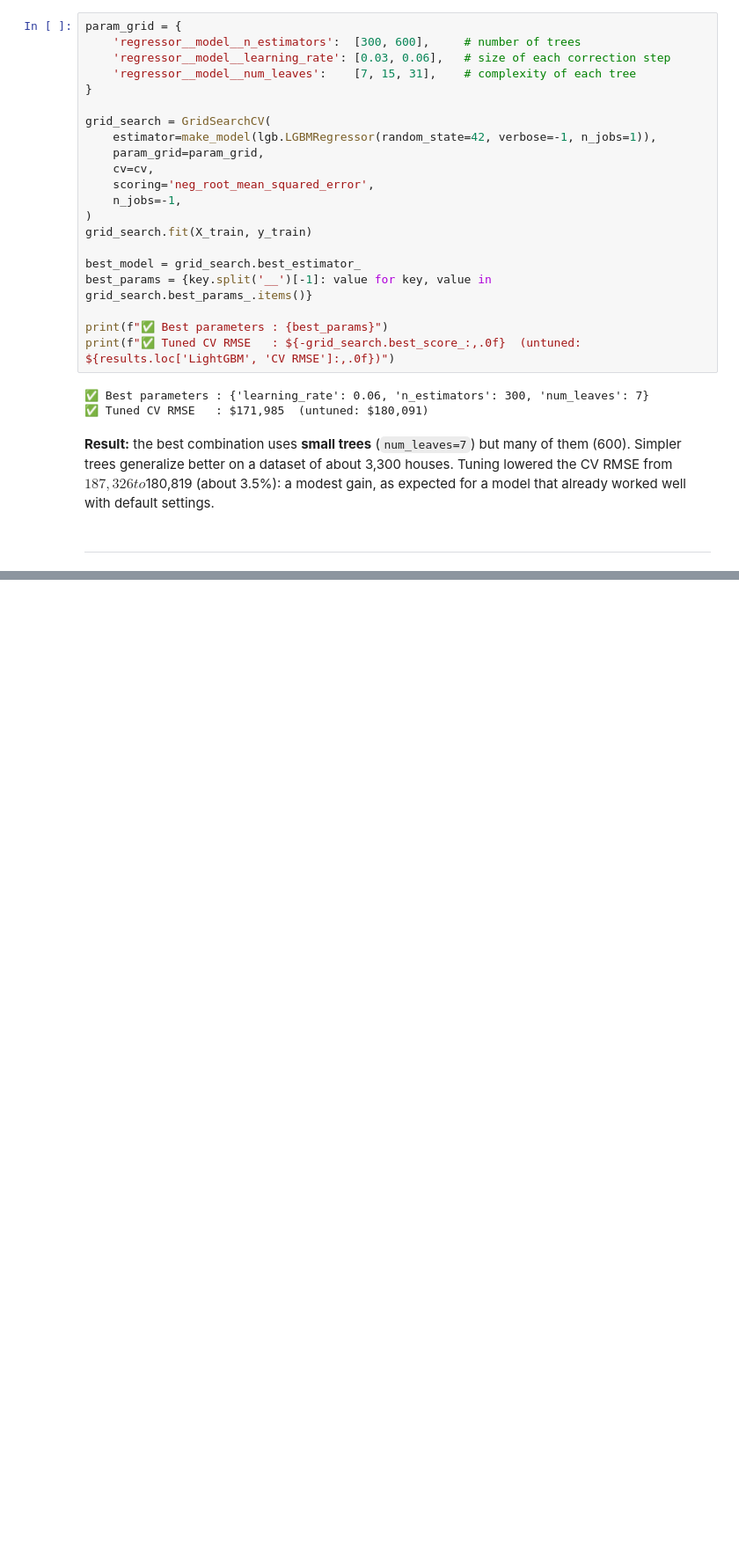
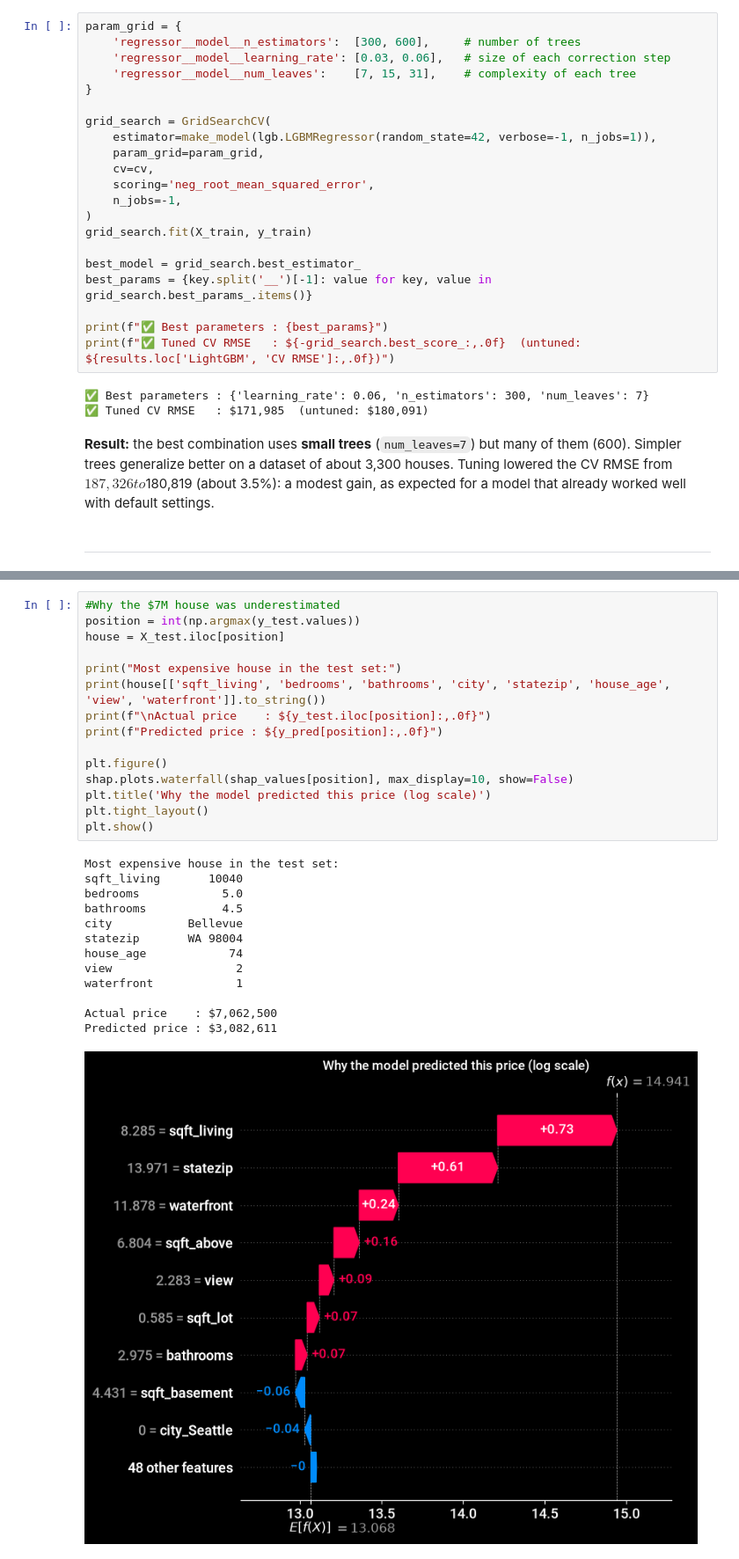
Before and after one commit to MaykInvest/House_Prices_Prediction, a Jupyter notebook: project.ipynb, the cells around one changed output, grey strips where cells are left out. Shown at 88% size. Saved outputs shown, nothing was run; the diff lists cells and outputs as text; blank space fills up the shorter version.

```diff
--- a/project.ipynb
+++ b/project.ipynb
@@ -605,0 +783,29 @@ The tuned model is now evaluated **once** on the houses it has never seen. The t
+# %%
+#Why the $7M house was underestimated
+position = int(np.argmax(y_test.values))
+house = X_test.iloc[position]
+
+print("Most expensive house in the test set:")
+print(house[['sqft_living', 'bedrooms', 'bathrooms', 'city', 'statezip', 'house_age', 'view', 'waterfront']].to_string())
+print(f"\nActual price    : ${y_test.iloc[position]:,.0f}")
+print(f"Predicted price : ${y_pred[position]:,.0f}")
+
+plt.figure()
+shap.plots.waterfall(shap_values[position], max_display=10, show=False)
+plt.title('Why the model predicted this price (log scale)')
+plt.tight_layout()
+plt.show()
+# %% [output]
+Most expensive house in the test set:
+sqft_living       10040
+bedrooms            5.0
+bathrooms           4.5
+city           Bellevue
+statezip       WA 98004
+house_age            74
+view                  2
+waterfront            1
+
+Actual price    : $7,062,500
+Predicted price : $3,082,611
+[figure, added]
```
Also changed, not shown: parts of 19 cells of this notebook, 2 other files.
